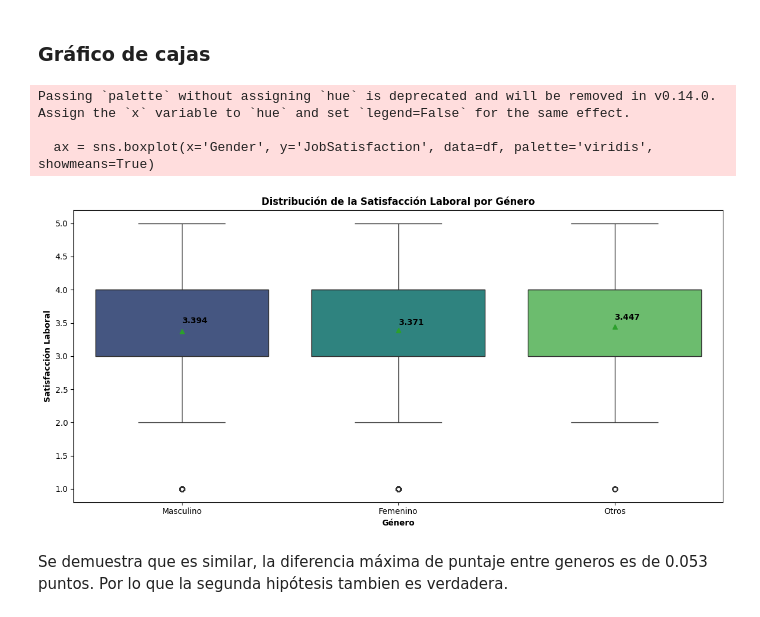
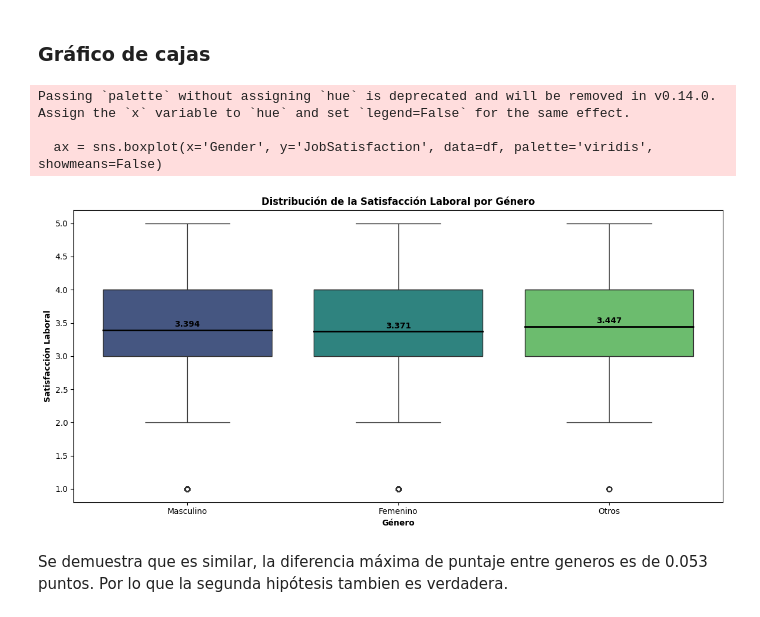
Before and after one commit to JoseChirif/Estudios-y-empleabilidad-Encuesta-kaggle, a Jupyter notebook: Estudios y empleabilidad.ipynb, the cells around one changed output. Drawn from its saved outputs; the diff is of its cells as text; code cells hidden in the pictures.

```diff
--- a/Estudios y empleabilidad.ipynb
+++ b/Estudios y empleabilidad.ipynb
@@ -74,0 +122,9 @@ df.head()
+# %%
+# Importo el dataset de Github
+url = 'https://raw.githubusercontent.com/JoseChirif/Estudios-y-empleabilidad-Encuesta-kaggle/refs/heads/main/employee_survey.csv'
+
+# Carlo el dataset
+df = pd.read_csv(url)
+
+#Verifico el dataset
+df.head()
@@ -380,38 +450,39 @@ df.head()
 # %%
 # Crear el gráfico de caja
 plt.figure(figsize=(12, 6))
-ax = sns.boxplot(x='Gender', y='JobSatisfaction', data=df, palette='viridis', showmeans=True)
+ax = sns.boxplot(x='Gender', y='JobSatisfaction', data=df, palette='viridis', showmeans=False)
 
 # Calcular las medias
 means = df.groupby('Gender')['JobSatisfaction'].mean().reset_index()
 
-# Añadir etiquetas de porcentaje
+# Añadir líneas negras para las medias y etiquetas de porcentaje
 for i, (gender, mean) in enumerate(zip(means['Gender'], means['JobSatisfaction'])):
-    # Posición horizontal de la etiqueta (a la derecha de la caja)
-    position = i
+    # Dibujar una línea negra que atraviese completamente el ancho de la caja
+    ax.plot([i - 0.4, i + 0.4], [mean, mean], color='black', lw=2, label=f'Media {gender}' if i == 0 else "")
 
-    # Convertir la media a porcentaje y formatear la etiqueta con tres decimales
+    # Convertir la media a un porcentaje o un número formateado y añadir una etiqueta justo encima de la línea
     label = f'{mean:.3f}'
-
-    # Añadir la etiqueta con un pequeño desplazamiento a la derecha de la caja
-    ax.text(position, mean + 0.1, label, horizontalalignment='left', size='medium', color='black', weight='semibold')
+    ax.text(i, mean + 0.05, label, horizontalalignment='center', size='medium', color='black', weight='semibold')
 
 # Configurar el título y las etiquetas
 plt.title('Distribución de la Satisfacción Laboral por Género', fontweight='bold')
 plt.xlabel('Género', fontweight='bold')
 plt.ylabel('Satisfacción Laboral', fontweight='bold')
 
 # Eliminar las gridlines
 plt.grid(False)
 
+# Ajusta el diseño para que se ajuste a la figura
+plt.tight_layout()
+# Guardar el gráfico como una imagen
+plt.savefig('graficos/Grafico3 - boxes', bbox_inches='tight')
 # Mostrar el gráfico
-plt.tight_layout()  # Ajusta el diseño para que se ajuste a la figura
 plt.show()
 # %% [output]
 Passing `palette` without assigning `hue` is deprecated and will be removed in v0.14.0. Assign the `x` variable to `hue` and set `legend=False` for the same effect.
 
-  ax = sns.boxplot(x='Gender', y='JobSatisfaction', data=df, palette='viridis', showmeans=True)
+  ax = sns.boxplot(x='Gender', y='JobSatisfaction', data=df, palette='viridis', showmeans=False)
-[figure, old version]
+[figure, new version]
 # %% [markdown]
 Se demuestra que es similar, la diferencia máxima de puntaje entre generos es de 0.053 puntos. Por lo que la segunda hipótesis tambien es verdadera.
 # %% [markdown]
```
Also changed, not shown: parts of 77 cells of this notebook, 3 other files.
